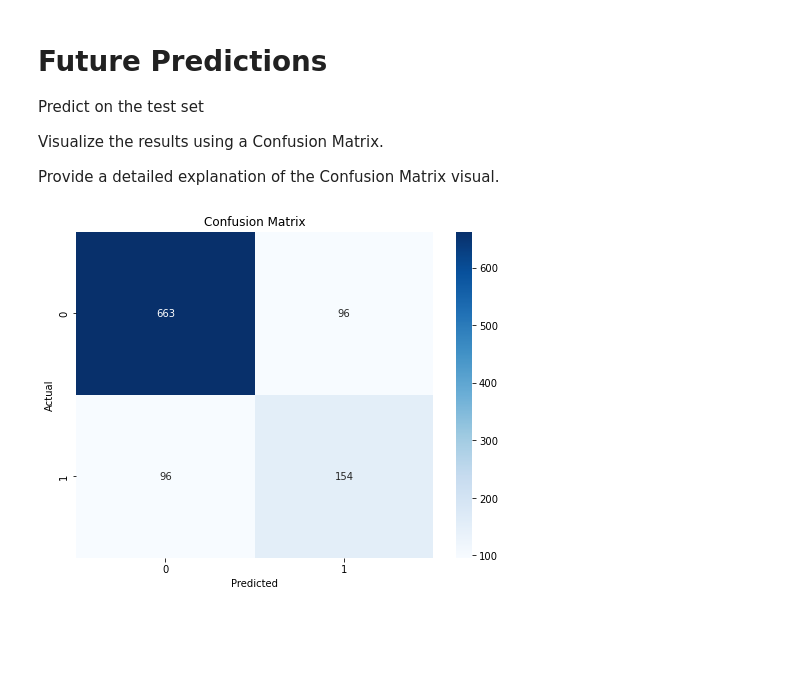
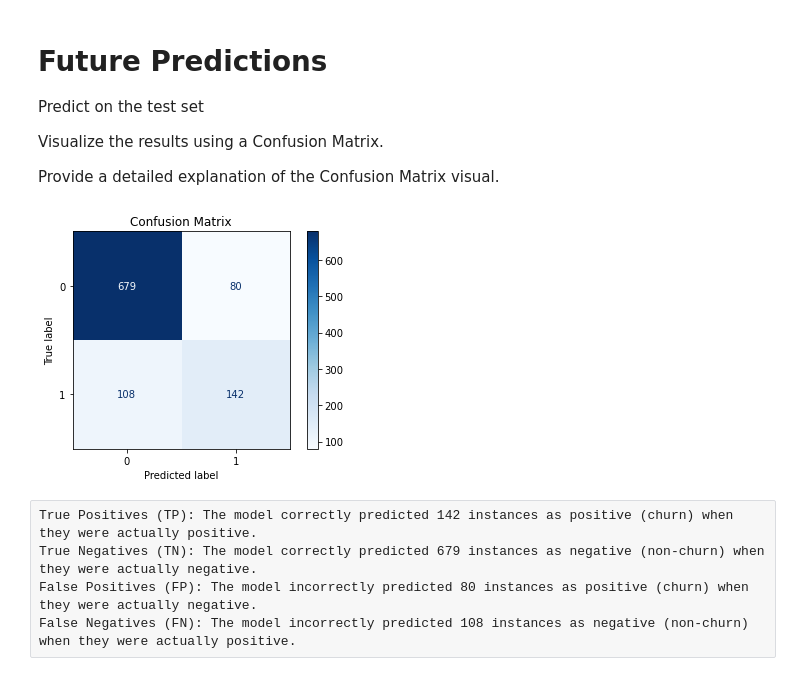
Before and after one commit to Aseye-Amedofu/Customer-churn-classification-project, a Jupyter notebook: LP2_Classification_Telco_customer_churn.ipynb, the cells around one changed output. Saved outputs shown, nothing was run; the diff lists cells and outputs as text; code cells hidden in the pictures; blank space fills up the shorter version.

```diff
--- a/LP2_Classification_Telco_customer_churn.ipynb
+++ b/LP2_Classification_Telco_customer_churn.ipynb
@@ -1355,0 +1328,24 @@ This score represents the performance of the Logistic Regression model using the
+# %%
+# Define the parameter grid for hyperparameter testing
+param_grid = {
+    'n_estimators': [50, 100, 200],
+    'learning_rate': [0.1, 0.05, 0.01],
+    'max_depth': [3, 5, 7]
+}
+
+# Create the Gradient Boosting model
+gb_model = GradientBoostingClassifier()
+
+# Create the GridSearchCV object
+grid_search = GridSearchCV(gb_model, param_grid, cv=5)
+
+# Perform hyperparameter testing
+grid_search.fit(X_train, y_train)
+
+# Get the best hyperparameters and model performance
+best_params = grid_search.best_params_
+best_score = grid_search.best_score_
+
+# Print the best hyperparameters and model performance
+print("Best Hyperparameters:", best_params)
+print("Best Score:", best_score)
@@ -1360,25 +1382,3 @@ Predict on the test set
 Visualize the results using a Confusion Matrix.
 
 Provide a detailed explanation of the Confusion Matrix visual.
-# %%
-# Fit the logistic regression model with the training data
-logistic_regression.fit(X_train, y_train)
-
-# Predict on the test set using the fitted logistic regression model
-y_pred_test = logistic_regression.predict(X_eval)
-
-# Predict on the test set using the fitted logistic regression model
-y_pred_test = logistic_regression.predict(X_eval)
-
-# Create a confusion matrix
-cm = confusion_matrix(y_eval, y_pred_test)
-
-# Visualize the confusion matrix
-plt.figure(figsize=(8, 6))
-sns.heatmap(cm, annot=True, cmap='Blues', fmt='g')
-plt.title('Confusion Matrix')
-plt.xlabel('Predicted')
-plt.ylabel('Actual')
-plt.show()
-# %% [output]
-[figure, removed]
@@ -1391 +1385,21 @@ f1 = f1_score(y_eval, y_pred_test)
+# %%
+from sklearn.metrics import confusion_matrix, plot_confusion_matrix
+
+# Make predictions on the test set
+y_pred = grid_search.predict(X_eval)
+
+# Compute the confusion matrix
+cm = confusion_matrix(y_eval, y_pred)
+
+# Plot the confusion matrix
+plot_confusion_matrix(grid_search, X_eval, y_eval, cmap='Blues')
+plt.title('Confusion Matrix')
+plt.show()
+# %% [output]
+[figure, added]
+# %% [raw]
+True Positives (TP): The model correctly predicted 142 instances as positive (churn) when they were actually positive.
+True Negatives (TN): The model correctly predicted 679 instances as negative (non-churn) when they were actually negative.
+False Positives (FP): The model incorrectly predicted 80 instances as positive (churn) when they were actually negative.
+False Negatives (FN): The model incorrectly predicted 108 instances as negative (non-churn) when they were actually positive.
 # %%
```
Also changed, not shown: parts of 26 cells of this notebook.
